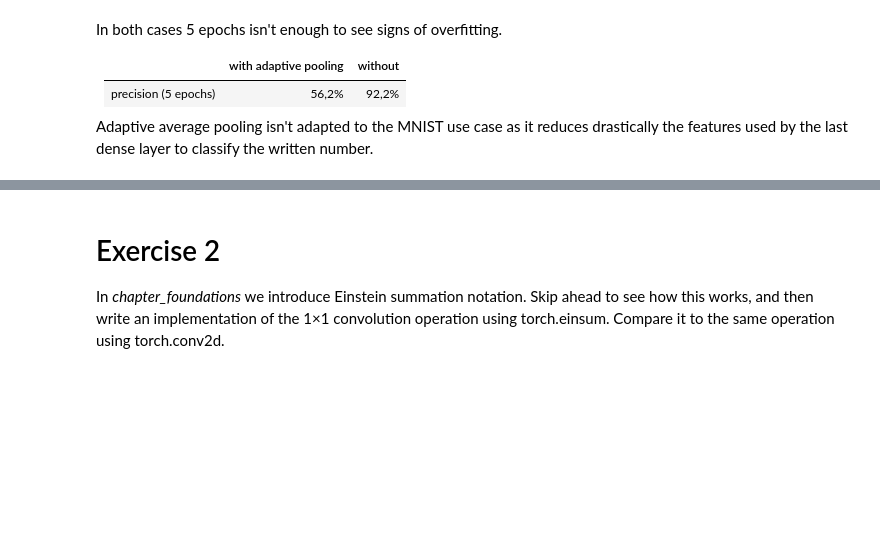
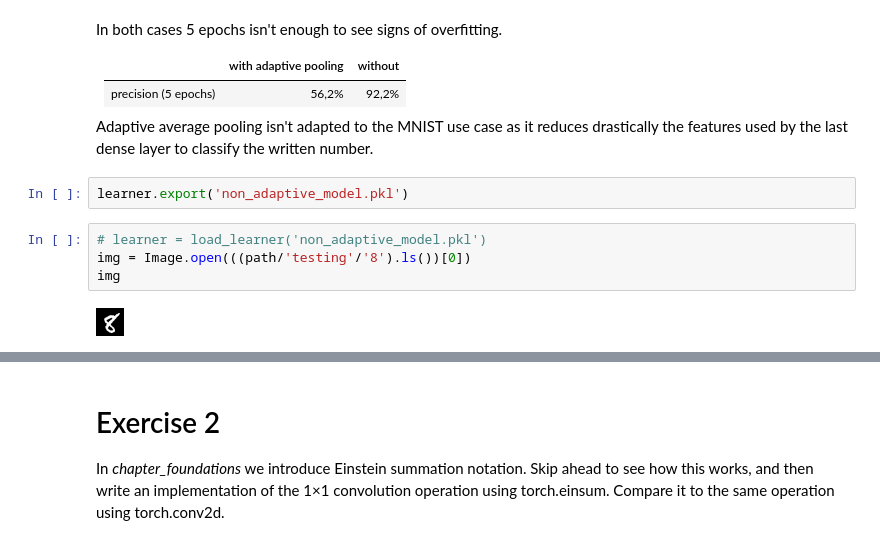
Before and after one commit to jmaxrdgz/fastai-further-research, a Jupyter notebook: 14_resnet.ipynb, the cells around one changed output, grey strips where cells are left out. Saved outputs shown, nothing was run; the diff lists cells and outputs as text; blank space fills up the shorter version.

```diff
--- a/14_resnet.ipynb
+++ b/14_resnet.ipynb
@@ -144,3 +145,11 @@ In both cases 5 epochs isn't enough to see signs of overfitting.
 | precision (5 epochs) | 56,2% | 92,2% |
 
 Adaptive average pooling isn't adapted to the MNIST use case as it reduces drastically the features used by the last dense layer to classify the written number.
+# %%
+learner.export('non_adaptive_model.pkl')
+# %%
+# learner = load_learner('non_adaptive_model.pkl')
+img = Image.open(((path/'testing'/'8').ls())[0])
+img
+# %% [output]
+[figure, added]
```
Also changed, not shown: parts of 10 cells of this notebook.
